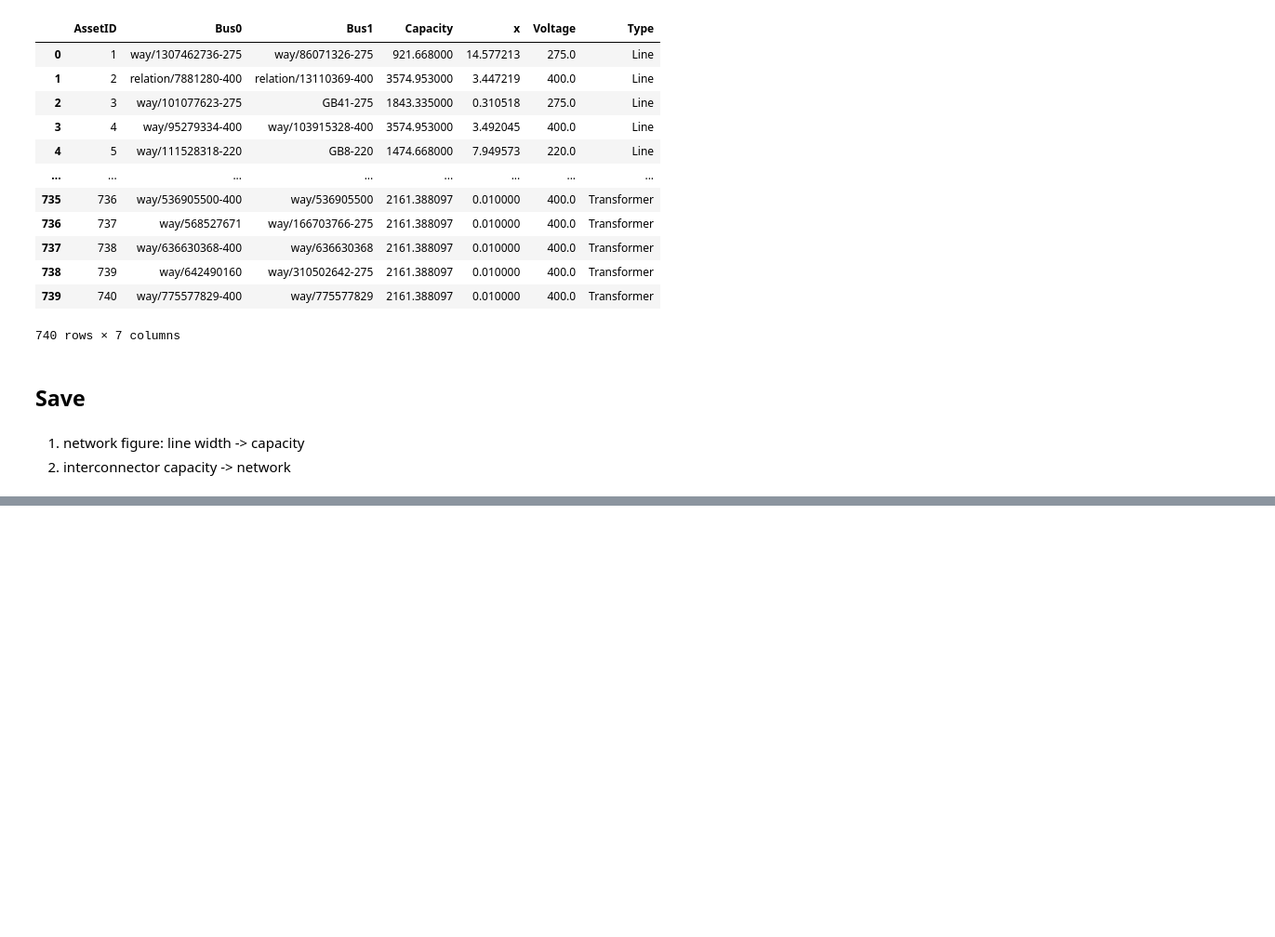
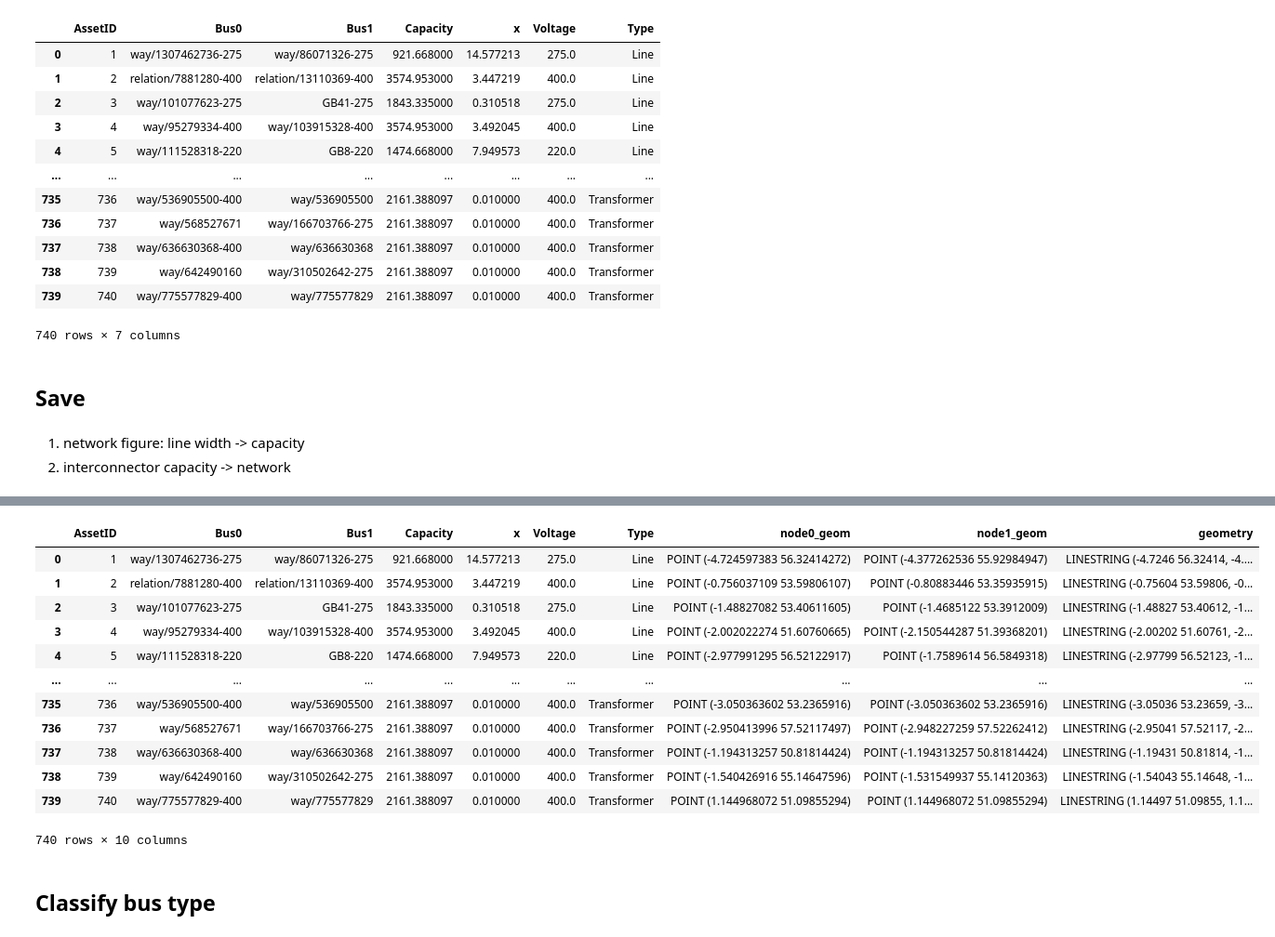
Before and after one commit to zhichuanma/Nature-EV, a Jupyter notebook: notebooks/PTDF_OPF.ipynb, the cells around one changed output, grey strips where cells are left out. Shown at 93% size. Saved outputs shown, nothing was run; the diff lists cells and outputs as text; code cells hidden in the pictures; blank space fills up the shorter version.

```diff
--- a/notebooks/PTDF_OPF.ipynb
+++ b/notebooks/PTDF_OPF.ipynb
@@ -92,7 +93,7 @@ network = network.rename(columns={
 
 network = network[['AssetID', 'Bus0', 'Bus1', 'Capacity', 'x', 'Voltage','Type']]
 
-network['Capacity'] = network['Capacity'].fillna(network['Capacity'].mean())
+network['Capacity'] = network['Capacity'].fillna(Transformers['s_nom'].mean())
 network['x'] = network['x'].fillna(0.01)
 network['Voltage'] = network['Voltage'].fillna(400)
 network
@@ -127,0 +131,13 @@ with pd.ExcelWriter("PTDF_OPF.xlsx") as writer:
+# %%
+import geopandas as gpd
+from shapely.geometry import Point
+
+Buses = pd.read_csv('../data/Inputs_prepared/Buses.csv')
+buses_geometry = [Point(xy) for xy in zip(Buses['x'], Buses['y'])]
+
+gdf_buses = gpd.GeoDataFrame(Buses, geometry=buses_geometry, crs="EPSG:4326")
+buses_geo_map = gdf_buses.set_index('bus_name')['geometry'].to_dict()
+
+network['node0_geom'] = network['Bus0'].map(buses_geo_map)
+network['node1_geom'] = network['Bus1'].map(buses_geo_map)
+network
@@ -127,0 +158,5 @@ with pd.ExcelWriter("PTDF_OPF.xlsx") as writer:
+# %%
+from shapely.geometry import LineString
+import matplotlib.pyplot as plt
+network['node1_geom'] = network['node1_geom'].fillna(network['node0_geom'])
+network
@@ -127,0 +177,24 @@ with pd.ExcelWriter("PTDF_OPF.xlsx") as writer:
+# %%
+assets = network.copy()
+
+assets['geometry'] = assets.apply(
+    lambda r: LineString([r['node0_geom'], r['node1_geom']]),
+    axis=1
+)
+
+gdf_assets = gpd.GeoDataFrame(assets, geometry='geometry', crs="EPSG:4326")
+gdf_assets
+# %% [output]
+|  | AssetID | Bus0 | Bus1 | Capacity | x | Voltage | Type | node0_geom | node1_geom | geometry |
+| 0 | 1 | way/1307462736-275 | way/86071326-275 | 921.668000 | 14.577213 | 275.0 | Line | POINT (-4.724597383 56.32414272) | POINT (-4.377262536 55.92984947) | LINESTRING (-4.7246 56.32414, -4.... |
+| 1 | 2 | relation/7881280-400 | relation/13110369-400 | 3574.953000 | 3.447219 | 400.0 | Line | POINT (-0.756037109 53.59806107) | POINT (-0.80883446 53.35935915) | LINESTRING (-0.75604 53.59806, -0... |
+| 2 | 3 | way/101077623-275 | GB41-275 | 1843.335000 | 0.310518 | 275.0 | Line | POINT (-1.48827082 53.40611605) | POINT (-1.4685122 53.3912009) | LINESTRING (-1.48827 53.40612, -1... |
+| 3 | 4 | way/95279334-400 | way/103915328-400 | 3574.953000 | 3.492045 | 400.0 | Line | POINT (-2.002022274 51.60760665) | POINT (-2.150544287 51.39368201) | LINESTRING (-2.00202 51.60761, -2... |
+| 4 | 5 | way/111528318-220 | GB8-220 | 1474.668000 | 7.949573 | 220.0 | Line | POINT (-2.977991295 56.52122917) | POINT (-1.7589614 56.5849318) | LINESTRING (-2.97799 56.52123, -1... |
+| ... | ... | ... | ... | ... | ... | ... | ... | ... | ... | ... |
+| 735 | 736 | way/536905500-400 | way/536905500 | 2161.388097 | 0.010000 | 400.0 | Transformer | POINT (-3.050363602 53.2365916) | POINT (-3.050363602 53.2365916) | LINESTRING (-3.05036 53.23659, -3... |
+| 736 | 737 | way/568527671 | way/166703766-275 | 2161.388097 | 0.010000 | 400.0 | Transformer | POINT (-2.950413996 57.52117497) | POINT (-2.948227259 57.52262412) | LINESTRING (-2.95041 57.52117, -2... |
+| 737 | 738 | way/636630368-400 | way/636630368 | 2161.388097 | 0.010000 | 400.0 | Transformer | POINT (-1.194313257 50.81814424) | POINT (-1.194313257 50.81814424) | LINESTRING (-1.19431 50.81814, -1... |
+| 738 | 739 | way/642490160 | way/310502642-275 | 2161.388097 | 0.010000 | 400.0 | Transformer | POINT (-1.540426916 55.14647596) | POINT (-1.531549937 55.14120363) | LINESTRING (-1.54043 55.14648, -1... |
+| 739 | 740 | way/775577829-400 | way/775577829 | 2161.388097 | 0.010000 | 400.0 | Transformer | POINT (1.144968072 51.09855294) | POINT (1.144968072 51.09855294) | LINESTRING (1.14497 51.09855, 1.1... |
+740 rows × 10 columns
@@ -127,0 +211,2 @@ with pd.ExcelWriter("PTDF_OPF.xlsx") as writer:
+# %% [markdown]
+## Classify bus type
```
Also changed, not shown: parts of 10 cells of this notebook, 7 other files.
